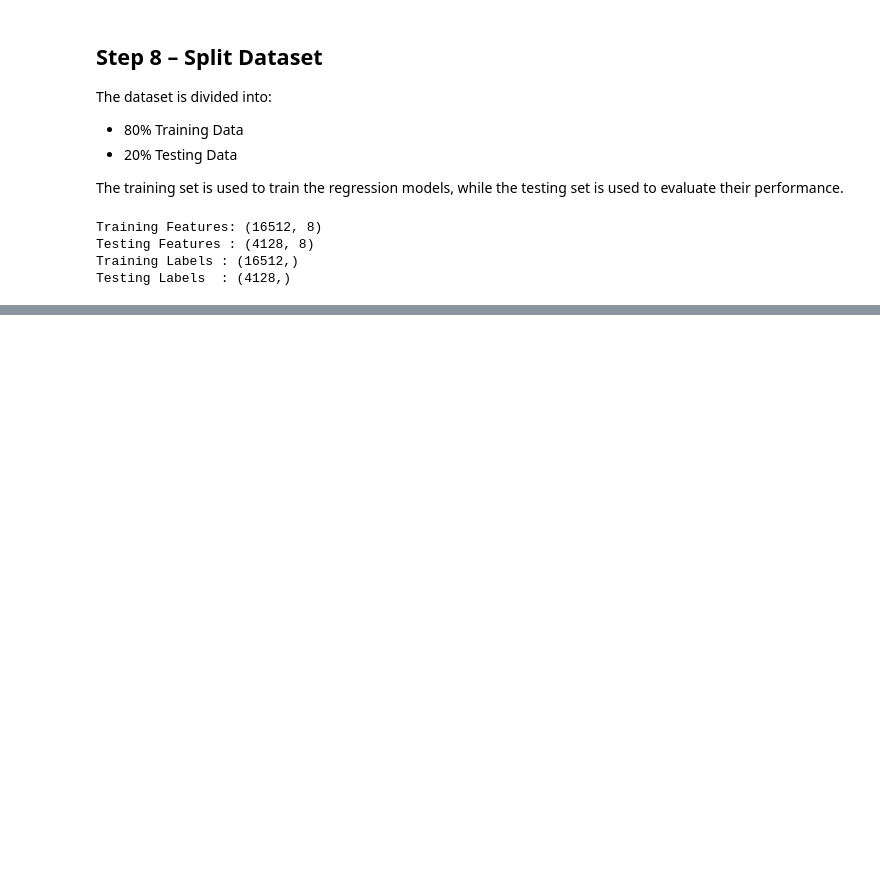
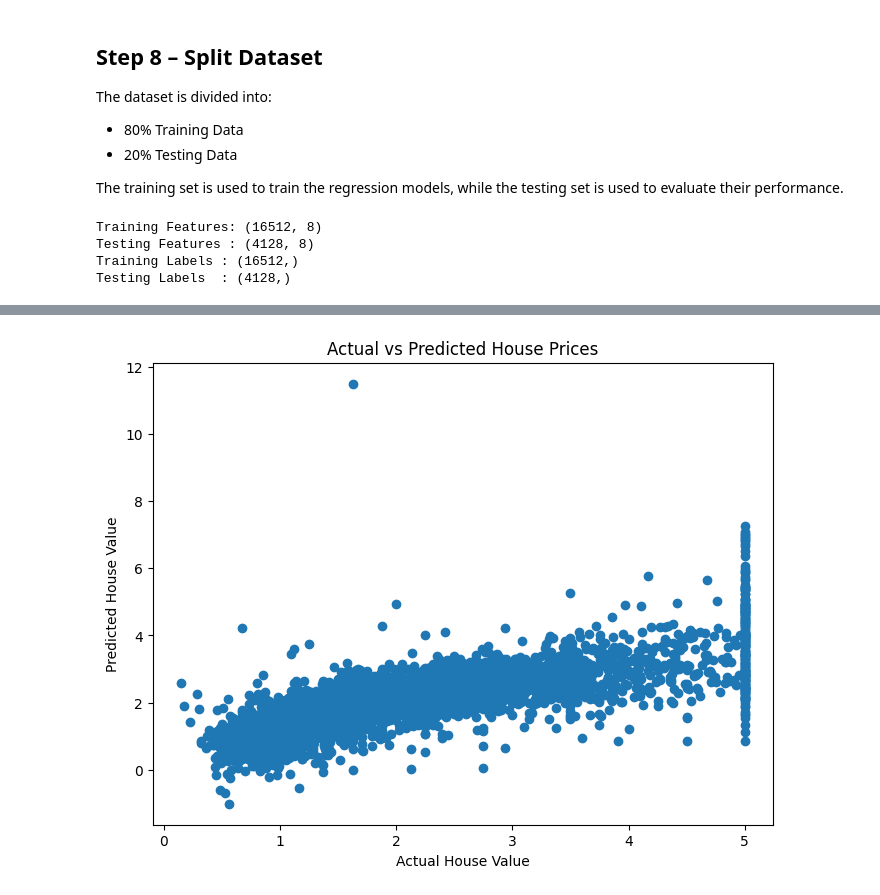
Before and after one commit to Abdullahkhawaja017/zynxis-internship-muhammadabdullah, a Jupyter notebook: Week_4_Regression_Model/Week4_Regression.ipynb, the cells around one changed output, grey strips where cells are left out. Saved outputs shown, nothing was run; the diff lists cells and outputs as text; code cells hidden in the pictures; blank space fills up the shorter version.

```diff
--- a/Week_4_Regression_Model/Week4_Regression.ipynb
+++ b/Week_4_Regression_Model/Week4_Regression.ipynb
@@ -187,0 +218,10 @@ Testing Labels  : (4128,)
+# %%
+# Create Linear Regression model
+
+linear_model = LinearRegression()
+
+# Train the model
+
+linear_model.fit(X_train, y_train)
+
+print("Linear Regression model trained successfully!")
@@ -187,0 +234,6 @@ Testing Labels  : (4128,)
+# %%
+# Predict house prices
+
+y_pred = linear_model.predict(X_test)
+
+print("Predictions generated successfully!")
@@ -187,0 +276,18 @@ Testing Labels  : (4128,)
+# %%
+# Actual vs Predicted Scatter Plot
+
+plt.figure(figsize=(8,6))
+
+plt.scatter(y_test, y_pred)
+
+plt.xlabel("Actual House Value")
+
+plt.ylabel("Predicted House Value")
+
+plt.title("Actual vs Predicted House Prices")
+
+plt.savefig("linear_regression_prediction.png")
+
+plt.show()
+# %% [output]
+[figure, added]
```
Also changed, not shown: parts of 24 cells of this notebook, 1 other file.
